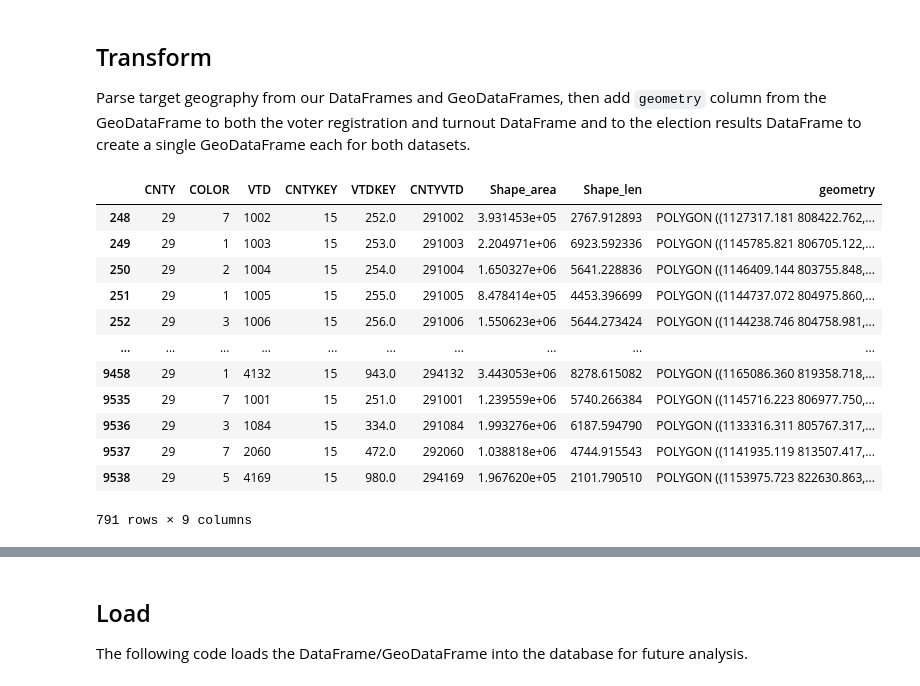
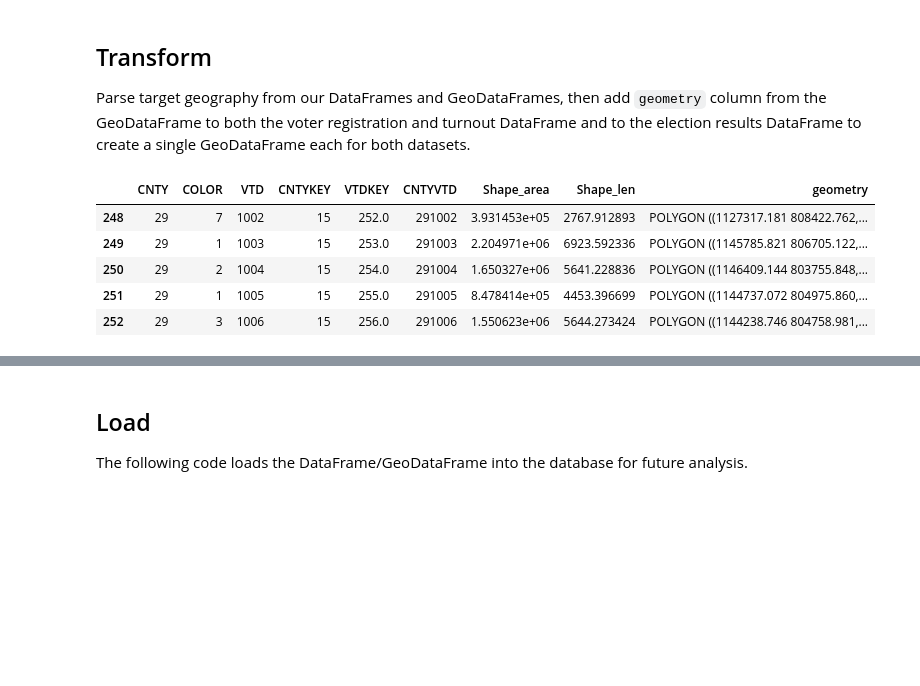
Before and after one commit to hector-torres/DemographicResearch, a Jupyter notebook: ETL_notebooks/tx_leg_council__comprehensive_election_dataset__ETL.ipynb, the cells around one changed output, grey strips where cells are left out. Drawn from its saved outputs; the diff is of its cells as text; code cells hidden in the pictures; blank space fills up the shorter version.

```diff
--- a/tx_leg_council__comprehensive_election_dataset__ETL.ipynb
+++ b/ETL_notebooks/tx_leg_council__comprehensive_election_dataset__ETL.ipynb
@@ -147,22 +147,15 @@ Parse target geography from our DataFrames and GeoDataFrames, then add `geometry
 # %%
 # extract target geography from GeoDataFrame
 for county in county_or_counties:
     parsed_gdf = gdf[gdf['CNTY'] == county]
-parsed_gdf
+parsed_gdf.head()
 # %% [output]
 |  | CNTY | COLOR | VTD | CNTYKEY | VTDKEY | CNTYVTD | Shape_area | Shape_len | geometry |
 | 248 | 29 | 7 | 1002 | 15 | 252.0 | 291002 | 3.931453e+05 | 2767.912893 | POLYGON ((1127317.181 808422.762,... |
 | 249 | 29 | 1 | 1003 | 15 | 253.0 | 291003 | 2.204971e+06 | 6923.592336 | POLYGON ((1145785.821 806705.122,... |
 | 250 | 29 | 2 | 1004 | 15 | 254.0 | 291004 | 1.650327e+06 | 5641.228836 | POLYGON ((1146409.144 803755.848,... |
 | 251 | 29 | 1 | 1005 | 15 | 255.0 | 291005 | 8.478414e+05 | 4453.396699 | POLYGON ((1144737.072 804975.860,... |
 | 252 | 29 | 3 | 1006 | 15 | 256.0 | 291006 | 1.550623e+06 | 5644.273424 | POLYGON ((1144238.746 804758.981,... |
-| ... | ... | ... | ... | ... | ... | ... | ... | ... | ... |
-| 9458 | 29 | 1 | 4132 | 15 | 943.0 | 294132 | 3.443053e+06 | 8278.615082 | POLYGON ((1165086.360 819358.718,... |
-| 9535 | 29 | 7 | 1001 | 15 | 251.0 | 291001 | 1.239559e+06 | 5740.266384 | POLYGON ((1145716.223 806977.750,... |
-| 9536 | 29 | 3 | 1084 | 15 | 334.0 | 291084 | 1.993276e+06 | 6187.594790 | POLYGON ((1133316.311 805767.317,... |
-| 9537 | 29 | 7 | 2060 | 15 | 472.0 | 292060 | 1.038818e+06 | 4744.915543 | POLYGON ((1141935.119 813507.417,... |
-| 9538 | 29 | 5 | 4169 | 15 | 980.0 | 294169 | 1.967620e+05 | 2101.790510 | POLYGON ((1153975.723 822630.863,... |
-791 rows × 9 columns
 # %%
 # parse voter registation DataFrame to include only target geographies
 for county in county_or_counties:
```
Also changed, not shown: parts of 8 cells of this notebook, 1 other file.
